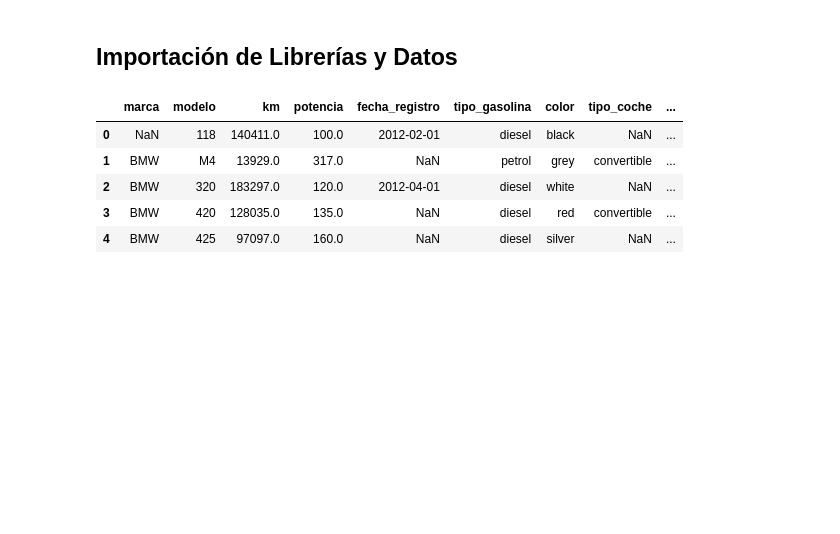
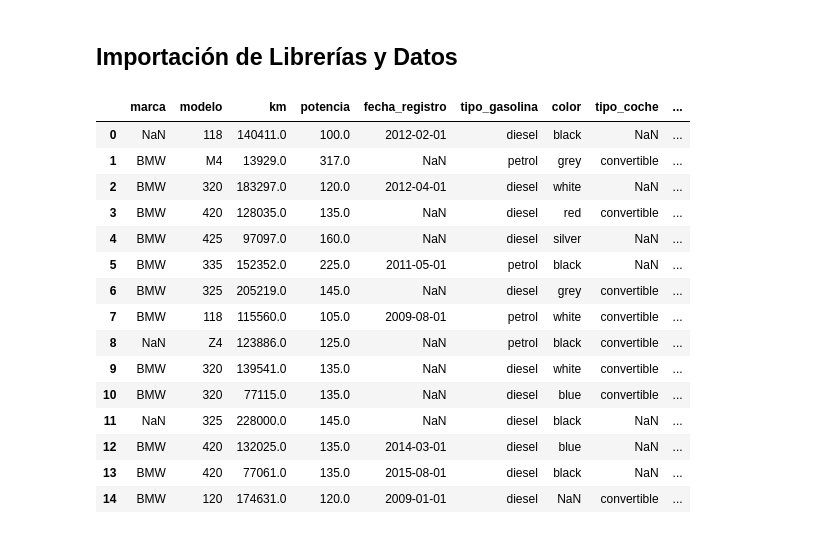
Before and after one commit to JuanCeruso/DataPreparation, a Jupyter notebook: DataPreparation.ipynb, the cells around one changed output. Drawn from its saved outputs; the diff is of its cells as text; code cells hidden in the pictures; blank space fills up the shorter version.

```diff
--- a/DataPreparation.ipynb
+++ b/DataPreparation.ipynb
@@ -22,12 +22,22 @@ import seaborn as sns
 # %%
 # Importamos el Dataset
 df_cars = pd.read_csv('bmw_pricing.csv')
 # Visualizamos las primeras filas del Dataset
-df_cars.head()
+df_cars.head(15)
 # %% [output]
 |  | marca | modelo | km | potencia | fecha_registro | tipo_gasolina | color | tipo_coche | ... |
 | 0 | NaN | 118 | 140411.0 | 100.0 | 2012-02-01 | diesel | black | NaN | ... |
 | 1 | BMW | M4 | 13929.0 | 317.0 | NaN | petrol | grey | convertible | ... |
 | 2 | BMW | 320 | 183297.0 | 120.0 | 2012-04-01 | diesel | white | NaN | ... |
 | 3 | BMW | 420 | 128035.0 | 135.0 | NaN | diesel | red | convertible | ... |
 | 4 | BMW | 425 | 97097.0 | 160.0 | NaN | diesel | silver | NaN | ... |
+| 5 | BMW | 335 | 152352.0 | 225.0 | 2011-05-01 | petrol | black | NaN | ... |
+| 6 | BMW | 325 | 205219.0 | 145.0 | NaN | diesel | grey | convertible | ... |
+| 7 | BMW | 118 | 115560.0 | 105.0 | 2009-08-01 | petrol | white | convertible | ... |
+| 8 | NaN | Z4 | 123886.0 | 125.0 | NaN | petrol | black | convertible | ... |
+| 9 | BMW | 320 | 139541.0 | 135.0 | NaN | diesel | white | convertible | ... |
+| 10 | BMW | 320 | 77115.0 | 135.0 | NaN | diesel | blue | convertible | ... |
+| 11 | NaN | 325 | 228000.0 | 145.0 | NaN | diesel | black | NaN | ... |
+| 12 | BMW | 420 | 132025.0 | 135.0 | 2014-03-01 | diesel | blue | NaN | ... |
+| 13 | BMW | 420 | 77061.0 | 135.0 | 2015-08-01 | diesel | black | NaN | ... |
+| 14 | BMW | 120 | 174631.0 | 120.0 | 2009-01-01 | diesel | NaN | convertible | ... |
```
Also changed, not shown: parts of 9 cells of this notebook.
